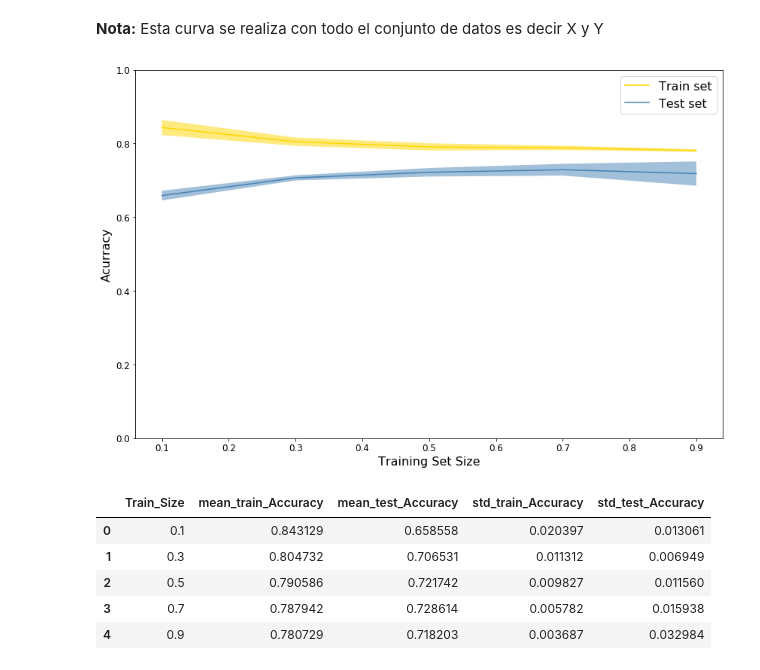
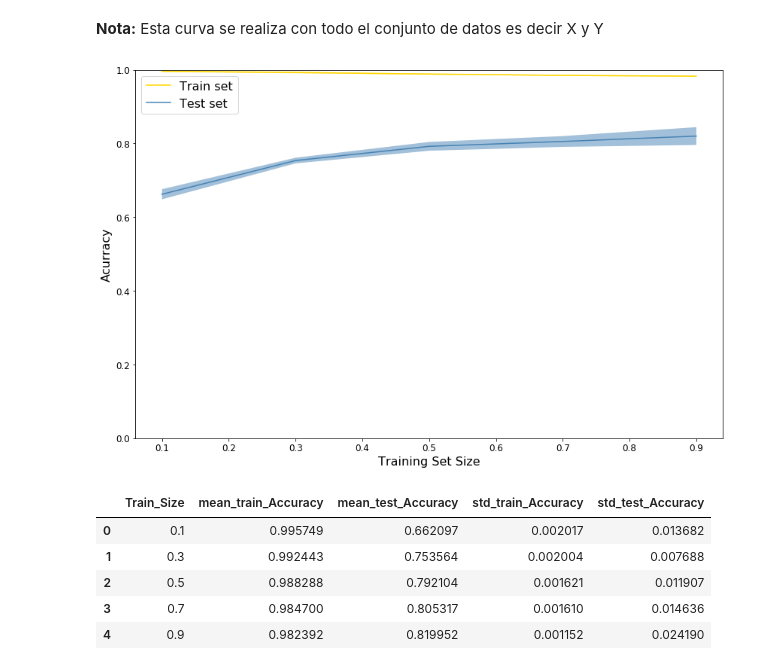
Before and after one commit to josearangos/Voice_Recognition, a Jupyter notebook: Pipe_Line_SVM_V_1.ipynb, the cells around one changed output. Cells and saved outputs as stored; diff of their text form; code cells hidden in the pictures.

```diff
--- a/Pipe_Line_SVM_V_1.ipynb
+++ b/Pipe_Line_SVM_V_1.ipynb
@@ -243,16 +243,16 @@ def learning_curve(model,best_parameters,folds, X,Y,groups=groups, suptitle='',
     df_split_params = pd.DataFrame(data)
     return df_split_params
 # %%
-best_params_SVMC = {'C': [1], 'degree': [1], 'kernel': ['poly']}
+best_params_SVMC = {'C': [1], 'degree': [2], 'kernel': ['poly']}
 df_split_params =learning_curve(model=SVMC,best_parameters=best_params_SVMC,folds=10, X=X,Y=Y,groups=groups)
 # %% [output]
-[figure, old version]
+[figure, new version]
 # %%
 df_split_params
 # %% [output]
 |  | Train_Size | mean_train_Accuracy | mean_test_Accuracy | std_train_Accuracy | std_test_Accuracy |
-| 0 | 0.1 | 0.843129 | 0.658558 | 0.020397 | 0.013061 |
-| 1 | 0.3 | 0.804732 | 0.706531 | 0.011312 | 0.006949 |
-| 2 | 0.5 | 0.790586 | 0.721742 | 0.009827 | 0.011560 |
-| 3 | 0.7 | 0.787942 | 0.728614 | 0.005782 | 0.015938 |
-| 4 | 0.9 | 0.780729 | 0.718203 | 0.003687 | 0.032984 |
+| 0 | 0.1 | 0.995749 | 0.662097 | 0.002017 | 0.013682 |
+| 1 | 0.3 | 0.992443 | 0.753564 | 0.002004 | 0.007688 |
+| 2 | 0.5 | 0.988288 | 0.792104 | 0.001621 | 0.011907 |
+| 3 | 0.7 | 0.984700 | 0.805317 | 0.001610 | 0.014636 |
+| 4 | 0.9 | 0.982392 | 0.819952 | 0.001152 | 0.024190 |
```
Also changed, not shown: parts of 3 cells of this notebook.
